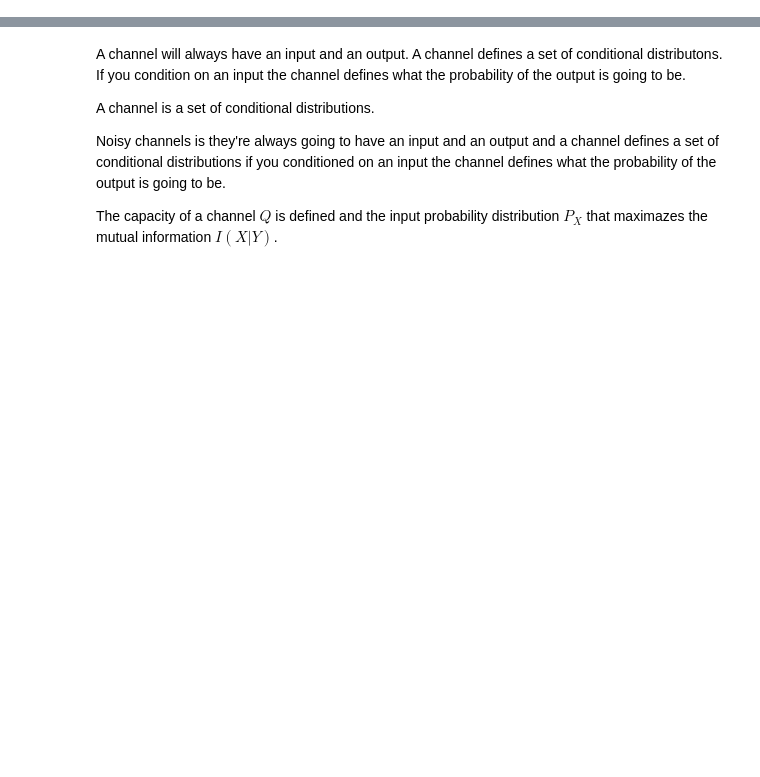
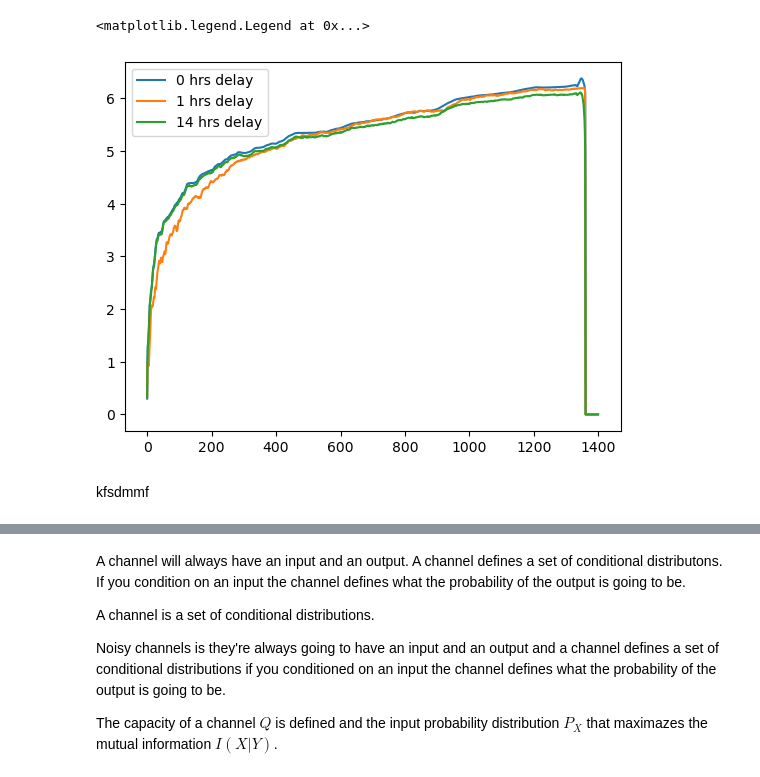
Before and after one commit to OceanParcels/NEMO_Ensemble_Lagrangian_Analysis, a Jupyter notebook: notebooks/09.Single_member_statistics.ipynb, the cells around one changed output, grey strips where cells are left out. Drawn from its saved outputs; the diff is of its cells as text; code cells hidden in the pictures; blank space fills up the shorter version.

```diff
--- a/notebooks/09.Single_member_statistics.ipynb
+++ b/notebooks/09.Single_member_statistics.ipynb
@@ -69,8 +237,13 @@ for delta_t in tqdm(range(1, 15)):
 # %%
-for delta_t in range(1, 15):
-    plt.plot(entropy_sets[delta_t], label=f'{delta_t} days')
+for delta_t in [0, 1, 14]:
+    plt.plot(entropy_sets[delta_t], label=f'{delta_t} hrs delay')
 
 plt.legend()
+# %% [output]
+<matplotlib.legend.Legend at 0x...>
+[figure, added]
+# %% [markdown]
+kfsdmmf
 # %%
 for delta_t in range(1, 15):
     plt.plot(entropy_sets[delta_t], label=f'{delta_t} days')
```
Also changed, not shown: parts of 11 cells of this notebook, 7 other files.
